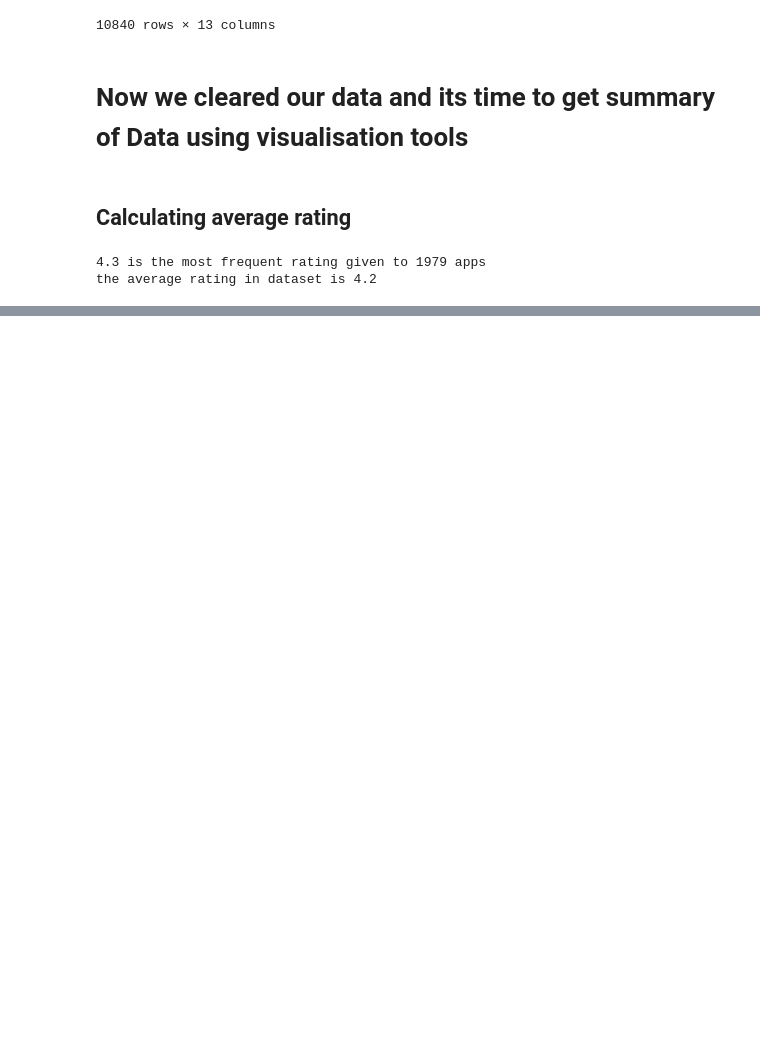
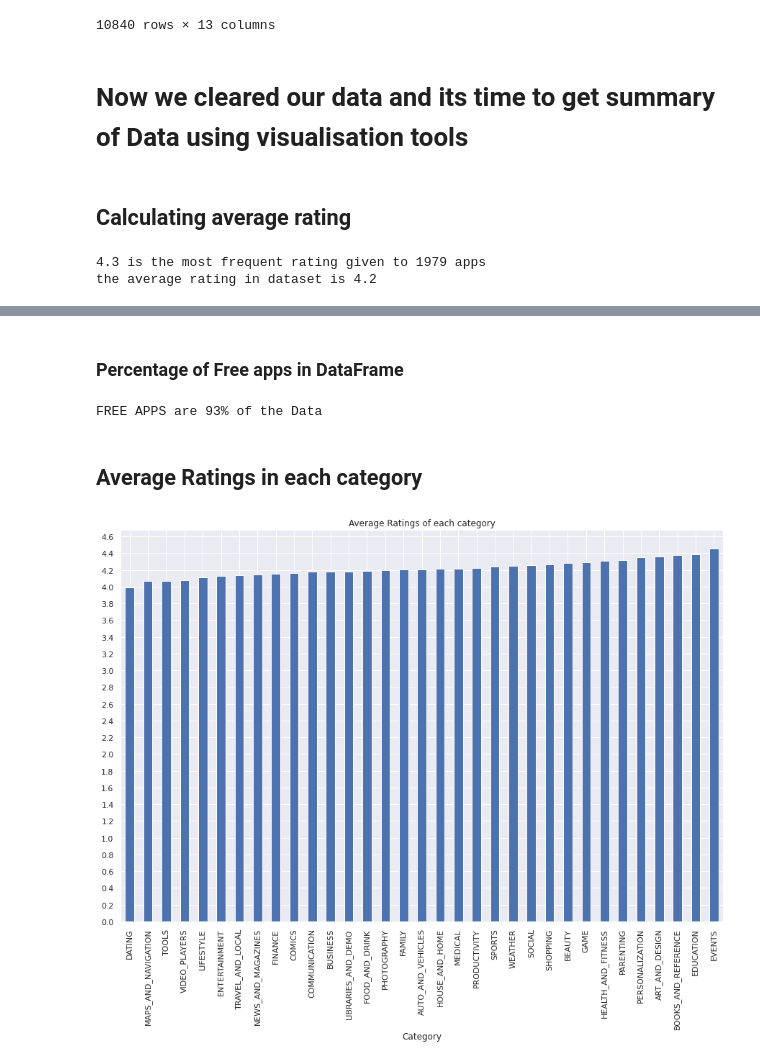
Before and after one commit to GuptaRitik/PlayStore-Review-EDA, a Jupyter notebook: Play_Store_App_Review_Analysis_Capstone_Project.ipynb, the cells around one changed output, grey strips where cells are left out. Cells and saved outputs as stored; diff of their text form; code cells hidden in the pictures; blank space fills up the shorter version.

```diff
--- a/Play_Store_App_Review_Analysis_Capstone_Project.ipynb
+++ b/Play_Store_App_Review_Analysis_Capstone_Project.ipynb
@@ -201,0 +277,18 @@ the average rating in dataset is 4.2
+# %% [markdown]
+### Percentage of Free apps in DataFrame
+# %%
+# getting the percentage of FREE APPS from dataset
+free_apps = round((df['Type'].value_counts()[0]/len(df))*100)
+print(f"FREE APPS are {free_apps}% of the Data")
+# %% [output]
+FREE APPS are 93% of the Data
+# %% [markdown]
+## Average Ratings in each category
+# %%
+plt.figure(figsize=(15,10))
+df.groupby('Category')['Rating'].mean().sort_values().plot.bar()
+plt.yticks(np.arange(0, 4.8, 0.2))
+plt.title('Average Ratings of each category')
+plt.plot();
+# %% [output]
+[figure, added]
```
Also changed, not shown: parts of 16 cells of this notebook.
